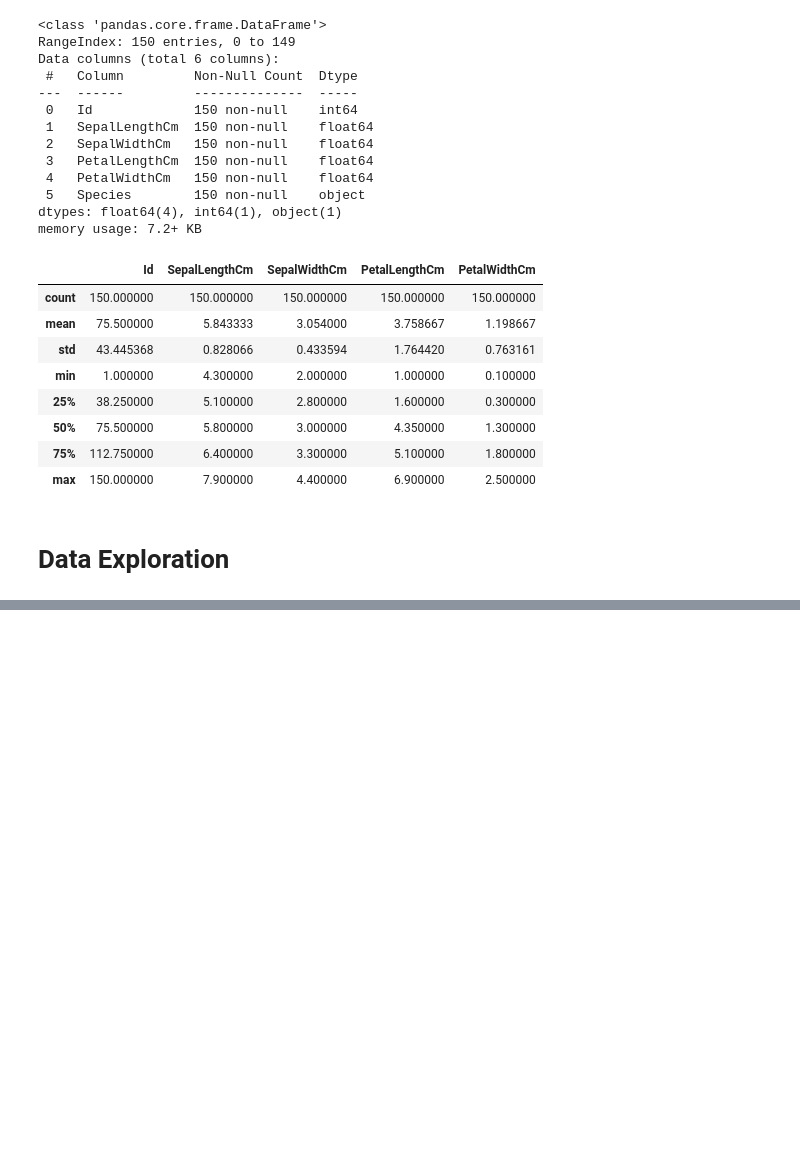
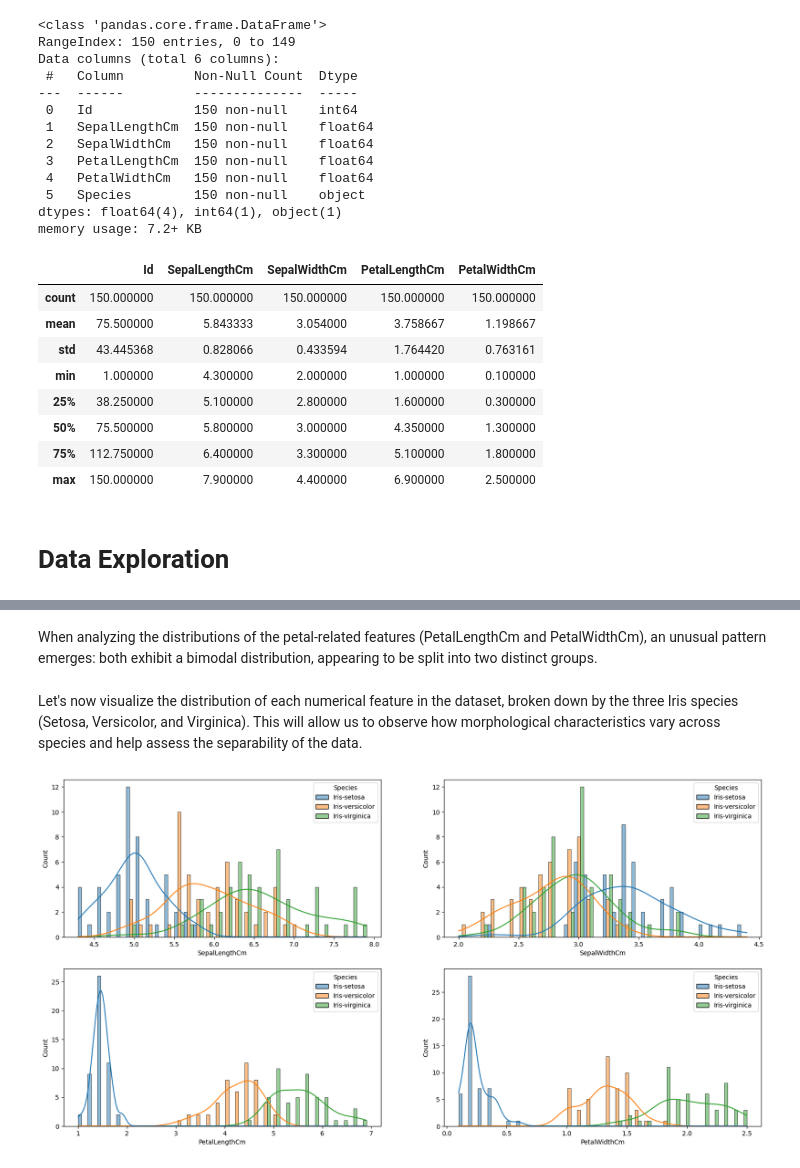
Before and after one commit to danielenotarangelo/EDA-projects, a Jupyter notebook: Iris/Iris.ipynb, the cells around one changed output, grey strips where cells are left out. Cells and saved outputs as stored; diff of their text form; code cells hidden in the pictures; blank space fills up the shorter version.

Commit message:
First exploration data Iris

```diff
--- a/Iris/Iris.ipynb
+++ b/Iris/Iris.ipynb
@@ -79,0 +89,17 @@ array([[<Axes: title={'center': 'SepalLengthCm'}>,
+# %% [markdown]
+When analyzing the distributions of the petal-related features (PetalLengthCm and PetalWidthCm), an unusual pattern emerges: both exhibit a bimodal distribution, appearing to be split into two distinct groups.
+# %% [markdown]
+Let's now visualize the distribution of each numerical feature in the dataset, broken down by the three Iris species (Setosa, Versicolor, and Virginica). This will allow us to observe how morphological characteristics vary across species and help assess the separability of the data.
+# %%
+cols = 2
+rows = len(df_iris.columns.delete(-1)) // cols
+
+fig, ax = plt.subplots(rows, cols, figsize=(20, 10))
+ax = ax.flatten()
+
+for i, feature in enumerate(df_iris.columns.delete(-1)):
+	sns.histplot(df_iris, x=feature, hue='Species', multiple='dodge', ax=ax[i], bins=30, kde=True)
+
+plt.show()
+# %% [output]
+[figure, added]
```
Also changed, not shown: parts of 17 cells of this notebook, 1 other file.
